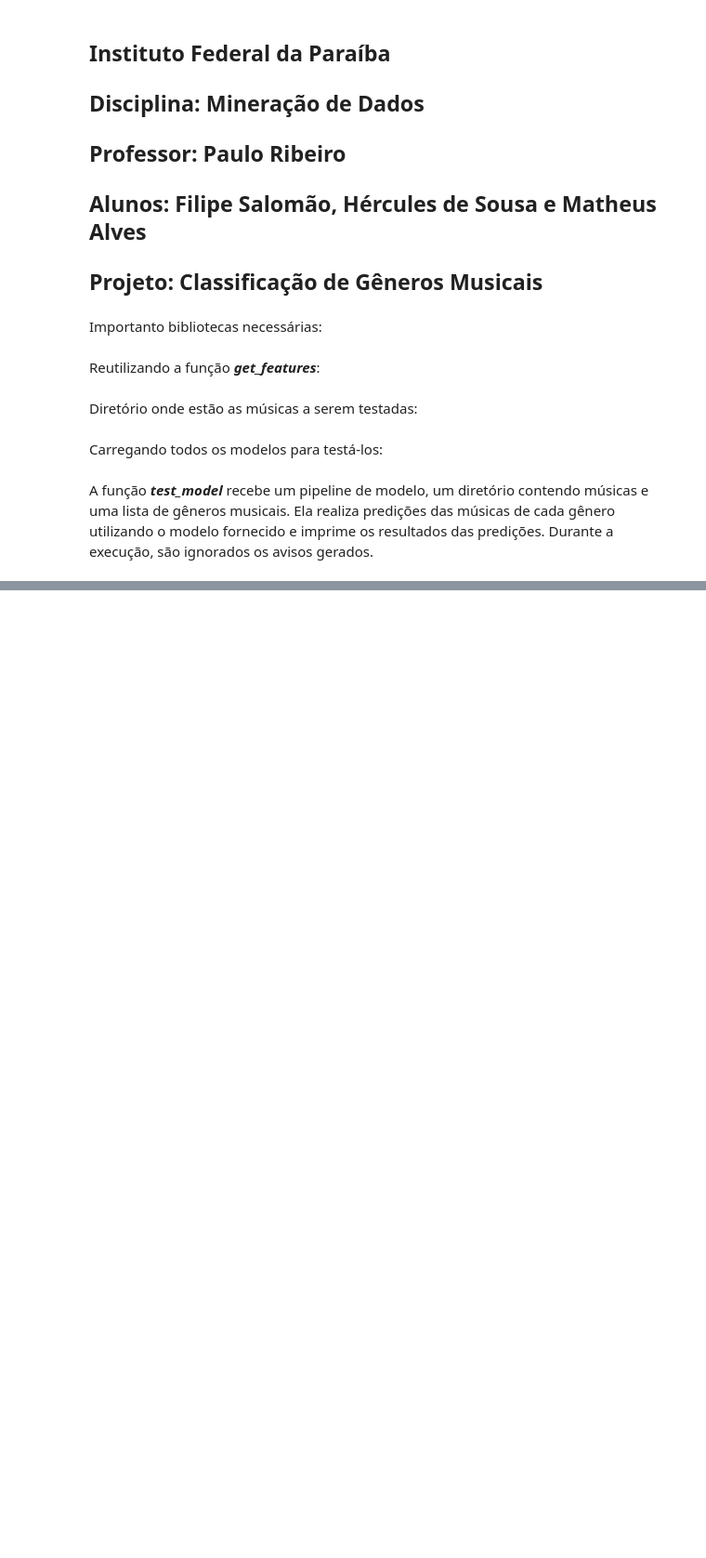
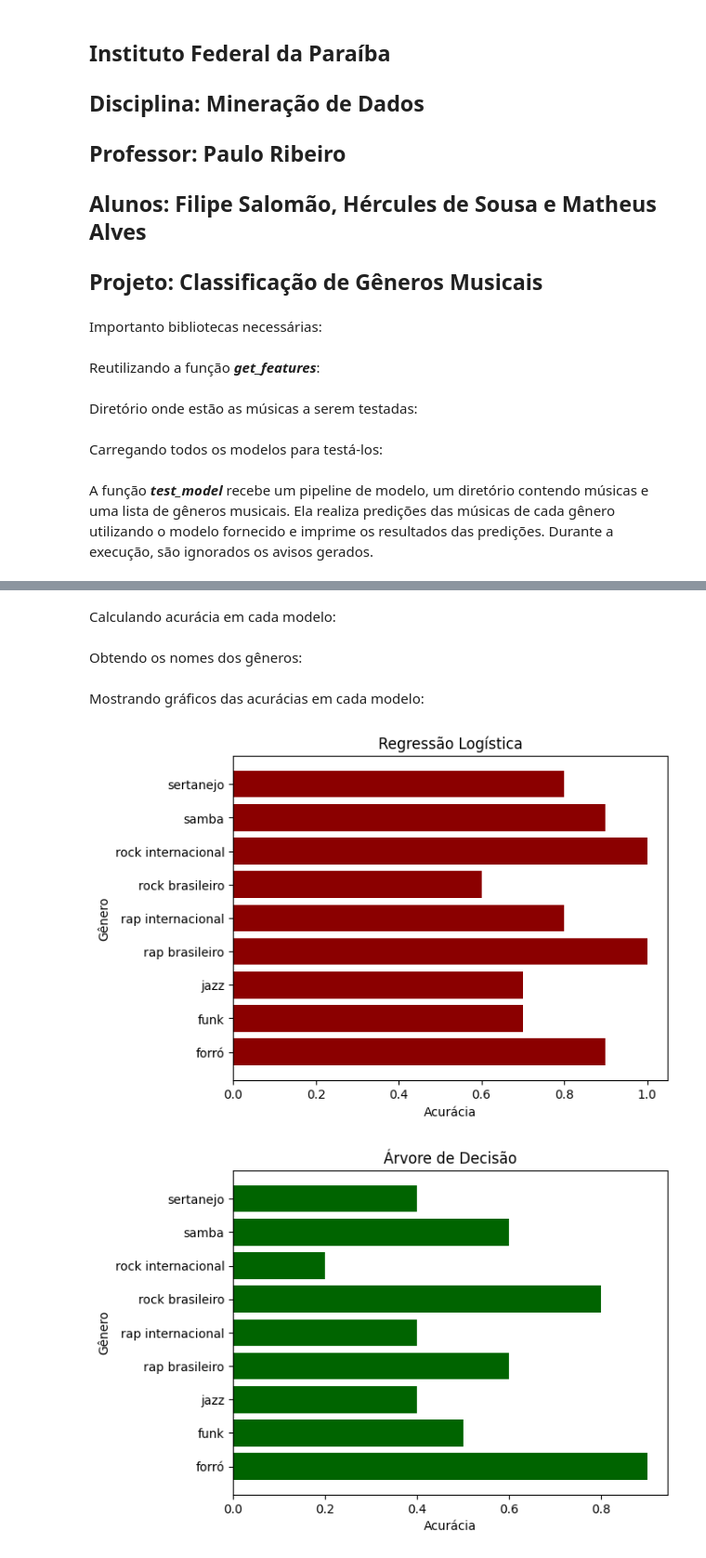
Before and after one commit to Matheus-0/Music-Genre-Classification, a Jupyter notebook: testing.ipynb, the cells around one changed output, grey strips where cells are left out. Shown at 93% size. Drawn from its saved outputs; the diff is of its cells as text; code cells hidden in the pictures; blank space fills up the shorter version.

Commit message:
Adicionando gráficos nos testes.

```diff
--- a/testing.ipynb
+++ b/testing.ipynb
@@ -166,5 +144,5 @@ Realizando predições de músicas de samba...
 Realizando predições de músicas de sertanejo...
 # %%
-test_model(pipe_svm, music_directory)
+predictions_svm = test_model(pipe_svm, music_directory)
 # %% [output]
 Realizando predições de músicas de forró...
@@ -186,5 +156,5 @@ Realizando predições de músicas de samba...
 Realizando predições de músicas de sertanejo...
 # %%
-test_model(pipe_knn, music_directory)
+predictions_knn = test_model(pipe_knn, music_directory)
 # %% [output]
 Realizando predições de músicas de forró...
@@ -206,5 +168,5 @@ Realizando predições de músicas de samba...
 Realizando predições de músicas de sertanejo...
 # %%
-test_model(pipe_nb, music_directory)
+predictions_nb = test_model(pipe_nb, music_directory)
 # %% [output]
 Realizando predições de músicas de forró...
@@ -226,0 +331,11 @@ Realizando predições de músicas de sertanejo...
+# %% [markdown]
+Calculando acurácia em cada modelo:
+# %%
+accuracy_by_genre_lr = calculate_accuracy(predictions_lr)
+accuracy_by_genre_dt = calculate_accuracy(predictions_dt)
+accuracy_by_genre_rf = calculate_accuracy(predictions_rf)
+accuracy_by_genre_svm = calculate_accuracy(predictions_svm)
+accuracy_by_genre_knn = calculate_accuracy(predictions_knn)
+accuracy_by_genre_nb = calculate_accuracy(predictions_nb)
+# %% [markdown]
+Obtendo os nomes dos gêneros:
@@ -226,0 +344,43 @@ Realizando predições de músicas de sertanejo...
+# %% [markdown]
+Mostrando gráficos das acurácias em cada modelo:
+# %%
+colors = ['darkred', 'darkgreen', 'darkblue', 'darkorange', 'purple', 'gold']
+
+plt.barh(list(accuracy_by_genre_lr.keys()), list(accuracy_by_genre_lr.values()), color=colors[0])
+plt.ylabel('Gênero')
+plt.xlabel('Acurácia')
+plt.title('Regressão Logística')
+plt.show()
+
+plt.barh(list(accuracy_by_genre_dt.keys()), list(accuracy_by_genre_dt.values()), color=colors[1])
+plt.ylabel('Gênero')
+plt.xlabel('Acurácia')
+plt.title('Árvore de Decisão')
+plt.show()
+
+plt.barh(list(accuracy_by_genre_rf.keys()), list(accuracy_by_genre_rf.values()), color=colors[2])
+plt.ylabel('Gênero')
+plt.xlabel('Acurácia')
+plt.title('Floresta Aleatória')
+plt.show()
+
+plt.barh(list(accuracy_by_genre_svm.keys()), list(accuracy_by_genre_svm.values()), color=colors[3])
+plt.ylabel('Gênero')
+plt.xlabel('Acurácia')
+plt.title('SVM')
+plt.show()
+
+plt.barh(list(accuracy_by_genre_knn.keys()), list(accuracy_by_genre_knn.values()), color=colors[4])
+plt.ylabel('Gênero')
+plt.xlabel('Acurácia')
+plt.title('K Vizinhos')
+plt.show()
+
+plt.barh(list(accuracy_by_genre_nb.keys()), list(accuracy_by_genre_nb.values()), color=colors[5])
+plt.ylabel('Gênero')
+plt.xlabel('Acurácia')
+plt.title('Naive Bayes')
+plt.show();
+# %% [output]
+[figure, added]
+[figure, added]
```
Also changed, not shown: parts of 22 cells of this notebook, 1 other file.
